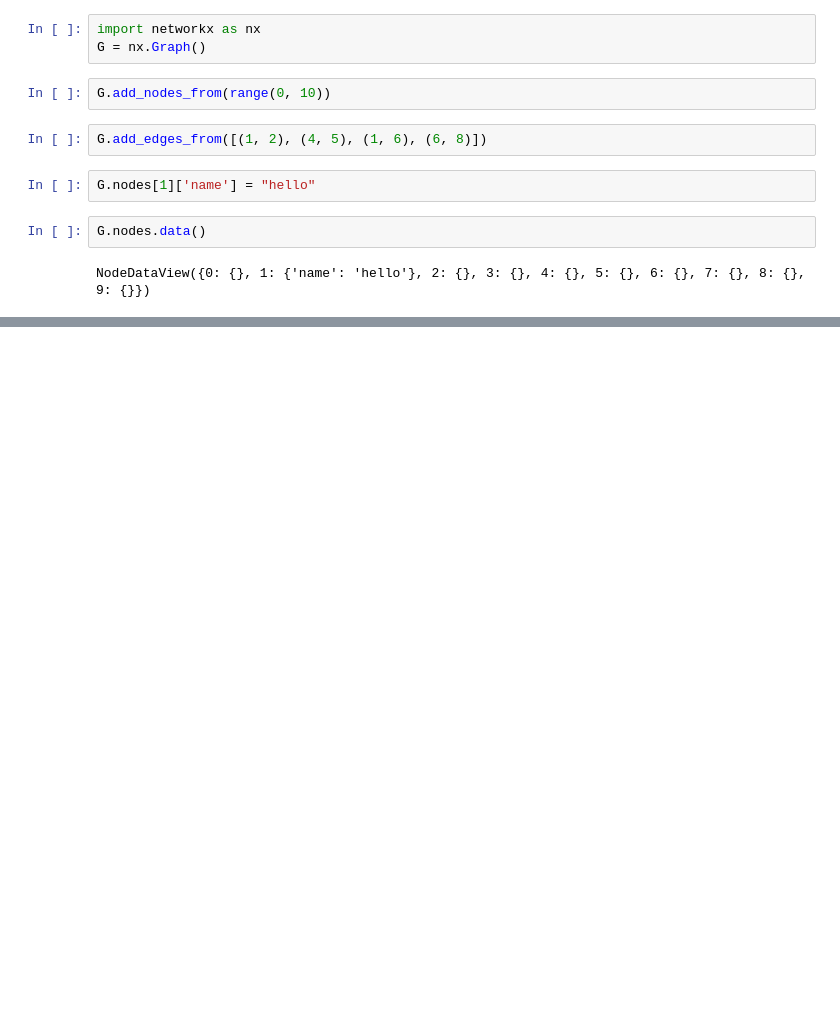
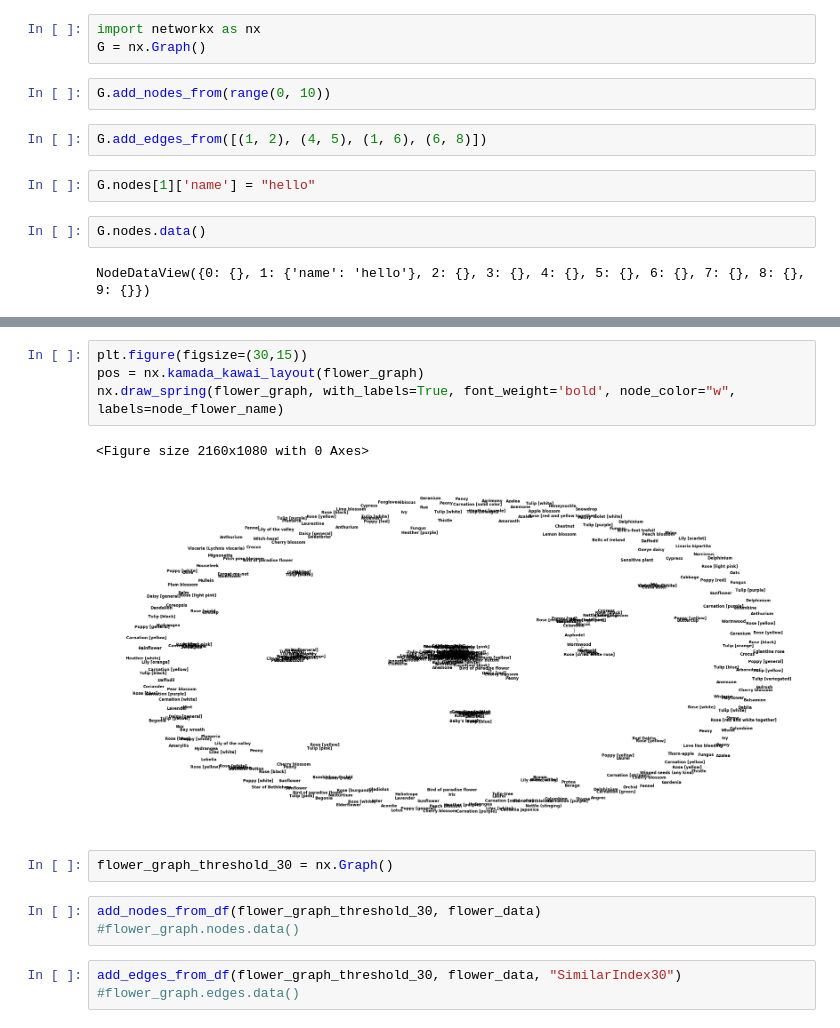
Before and after one commit to jnguyends/flower-meaning, a Jupyter notebook: Notebook/FlowerGraphNetworkX.ipynb, the cells around one changed output, grey strips where cells are left out. Saved outputs shown, nothing was run; the diff lists cells and outputs as text; blank space fills up the shorter version.

```diff
--- a/Notebook/FlowerGraphNetworkX.ipynb
+++ b/Notebook/FlowerGraphNetworkX.ipynb
@@ -49,0 +96,15 @@ nx.draw_shell(G, nlist=[range(5, 10), range(5)], with_labels=True, font_weight='
+# %%
+plt.figure(figsize=(30,15))
+pos = nx.kamada_kawai_layout(flower_graph)
+nx.draw_spring(flower_graph, with_labels=True, font_weight='bold', node_color="w", labels=node_flower_name)
+# %% [output]
+<Figure size 2160x1080 with 0 Axes>
+[figure, added]
+# %%
+flower_graph_threshold_30 = nx.Graph()
+# %%
+add_nodes_from_df(flower_graph_threshold_30, flower_data)
+#flower_graph.nodes.data()
+# %%
+add_edges_from_df(flower_graph_threshold_30, flower_data, "SimilarIndex30")
+#flower_graph.edges.data()
```
Also changed, not shown: parts of 11 cells of this notebook, 2 other files.
